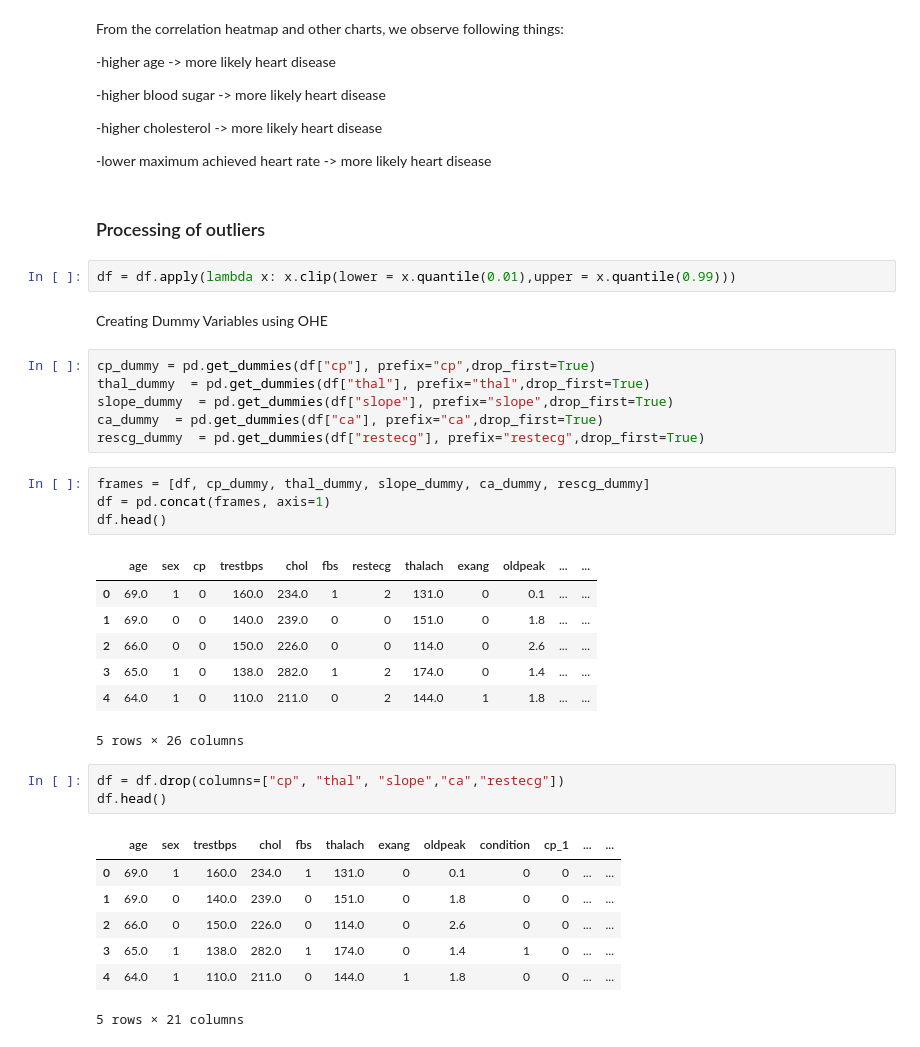
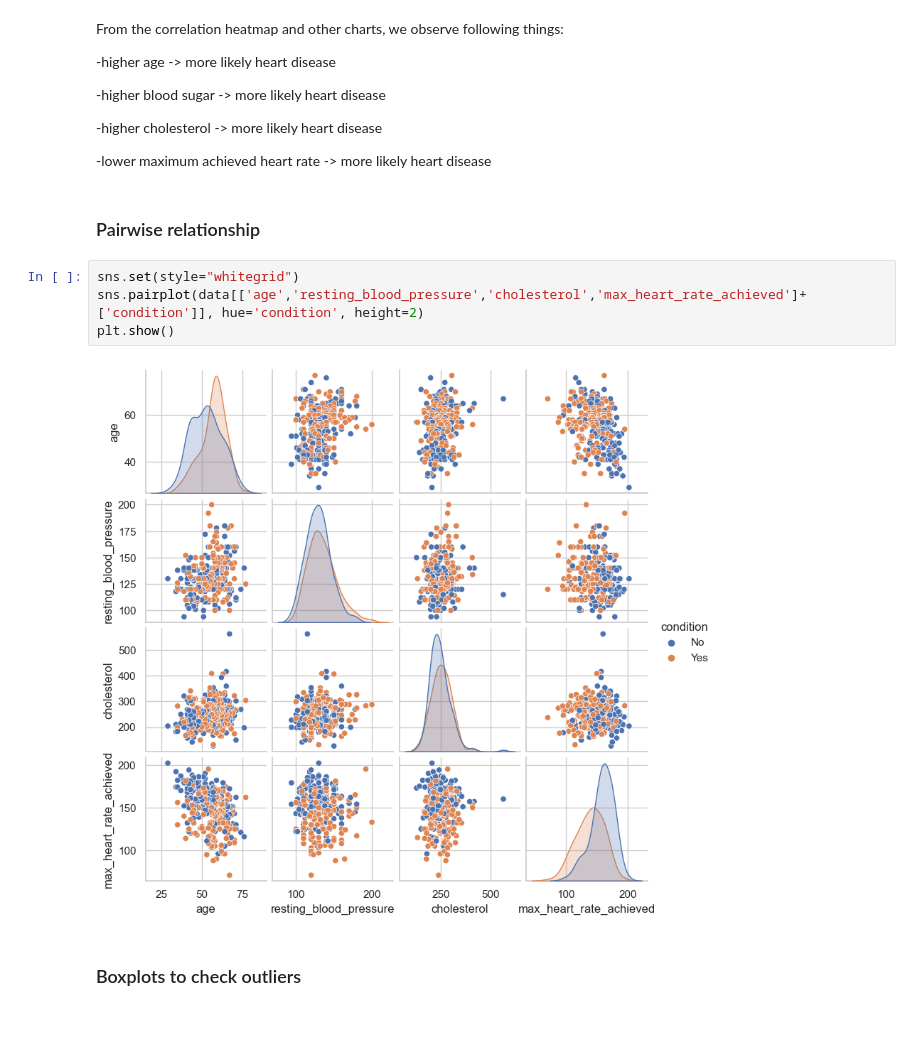
Before and after one commit to made-mlops-2022/Maxim_Kezhaev, a Jupyter notebook: notebooks/EDA.ipynb, the cells around one changed output. Cells and saved outputs as stored; diff of their text form.

```diff
--- a/notebooks/EDA.ipynb
+++ b/notebooks/EDA.ipynb
@@ -245,38 +242,13 @@ From the correlation heatmap and other charts, we observe following things:
 -higher cholesterol -> more likely heart disease
 
 -lower maximum achieved heart rate -> more likely heart disease
+# %% [markdown]
+<h3>Pairwise relationship</h3>
+# %%
+sns.set(style="whitegrid")
+sns.pairplot(data[['age','resting_blood_pressure','cholesterol','max_heart_rate_achieved']+['condition']], hue='condition', height=2)
+plt.show()
+# %% [output]
+[figure, added]
 # %% [markdown]
-<h3>Processing of outliers</h3>
+<h3>Boxplots to check outliers</h3>
-# %%
-df = df.apply(lambda x: x.clip(lower = x.quantile(0.01),upper = x.quantile(0.99)))
-# %% [markdown]
-Creating Dummy Variables using OHE
-# %%
-cp_dummy = pd.get_dummies(df["cp"], prefix="cp",drop_first=True)
-thal_dummy  = pd.get_dummies(df["thal"], prefix="thal",drop_first=True)
-slope_dummy  = pd.get_dummies(df["slope"], prefix="slope",drop_first=True)
-ca_dummy  = pd.get_dummies(df["ca"], prefix="ca",drop_first=True)
-rescg_dummy  = pd.get_dummies(df["restecg"], prefix="restecg",drop_first=True)
-# %%
-frames = [df, cp_dummy, thal_dummy, slope_dummy, ca_dummy, rescg_dummy]
-df = pd.concat(frames, axis=1)
-df.head()
-# %% [output]
-|  | age | sex | cp | trestbps | chol | fbs | restecg | thalach | exang | oldpeak | ... | ... |
-| 0 | 69.0 | 1 | 0 | 160.0 | 234.0 | 1 | 2 | 131.0 | 0 | 0.1 | ... | ... |
-| 1 | 69.0 | 0 | 0 | 140.0 | 239.0 | 0 | 0 | 151.0 | 0 | 1.8 | ... | ... |
-| 2 | 66.0 | 0 | 0 | 150.0 | 226.0 | 0 | 0 | 114.0 | 0 | 2.6 | ... | ... |
-| 3 | 65.0 | 1 | 0 | 138.0 | 282.0 | 1 | 2 | 174.0 | 0 | 1.4 | ... | ... |
-| 4 | 64.0 | 1 | 0 | 110.0 | 211.0 | 0 | 2 | 144.0 | 1 | 1.8 | ... | ... |
-5 rows × 26 columns
-# %%
-df = df.drop(columns=["cp", "thal", "slope","ca","restecg"])
-df.head()
-# %% [output]
-|  | age | sex | trestbps | chol | fbs | thalach | exang | oldpeak | condition | cp_1 | ... | ... |
-| 0 | 69.0 | 1 | 160.0 | 234.0 | 1 | 131.0 | 0 | 0.1 | 0 | 0 | ... | ... |
-| 1 | 69.0 | 0 | 140.0 | 239.0 | 0 | 151.0 | 0 | 1.8 | 0 | 0 | ... | ... |
-| 2 | 66.0 | 0 | 150.0 | 226.0 | 0 | 114.0 | 0 | 2.6 | 0 | 0 | ... | ... |
-| 3 | 65.0 | 1 | 138.0 | 282.0 | 1 | 174.0 | 0 | 1.4 | 1 | 0 | ... | ... |
-| 4 | 64.0 | 1 | 110.0 | 211.0 | 0 | 144.0 | 1 | 1.8 | 0 | 0 | ... | ... |
-5 rows × 21 columns
```
Also changed, not shown: parts of 16 cells of this notebook.
